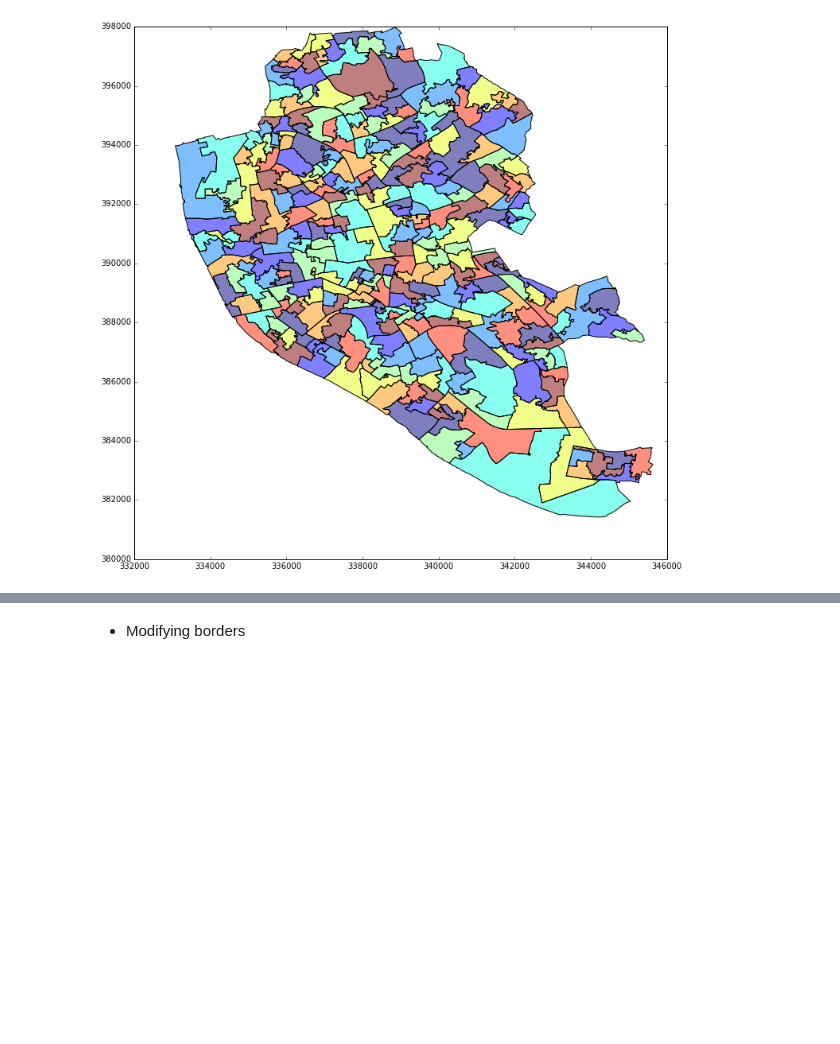
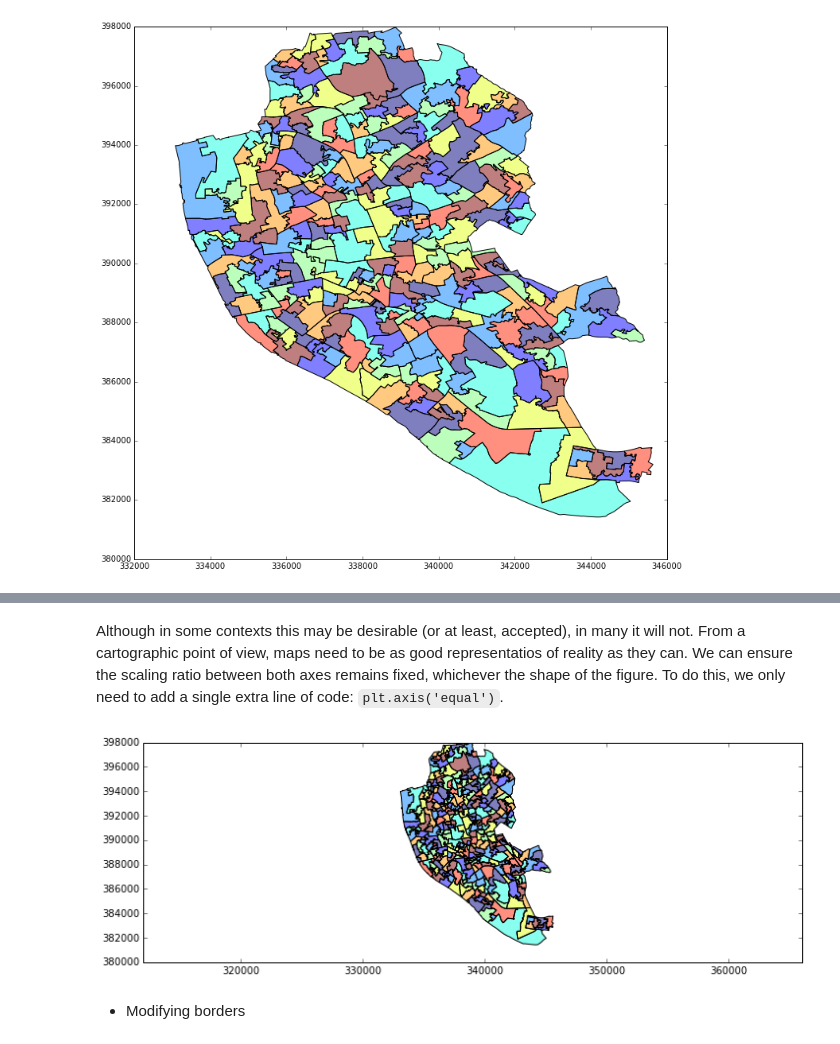
Before and after one commit to darribas/gds15, a Jupyter notebook: content/labs/lab_03.ipynb, the cells around one changed output, grey strips where cells are left out. Cells and saved outputs as stored; diff of their text form; code cells hidden in the pictures; blank space fills up the shorter version.

```diff
--- a/content/labs/lab_03.ipynb
+++ b/content/labs/lab_03.ipynb
@@ -171,3 +190,12 @@ plt.show()
+# %% [markdown]
+Although in some contexts this may be desirable (or at least, accepted), in many it will not. From a cartographic point of view, maps need to be as good representatios of reality as they can. We can ensure the scaling ratio between both axes remains fixed, whichever the shape of the figure. To do this, we only need to add a single extra line of code: `plt.axis('equal')`.
+# %%
+f, ax = plt.subplots(1, figsize=(12, 4))
+ax = lsoas.plot(axes=ax)
+lims = plt.axis('equal')
+plt.show()
+# %% [output]
+[figure, added]
 # %% [markdown]
 * Modifying borders
 # %% [markdown]
```
Also changed, not shown: parts of 100 cells of this notebook, 3 other files.
